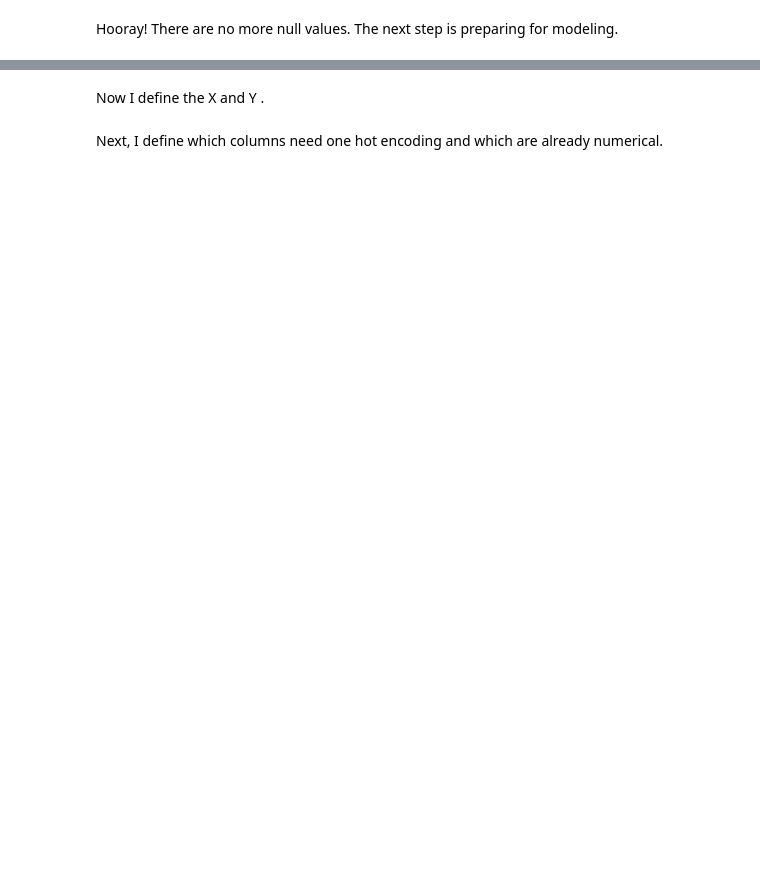
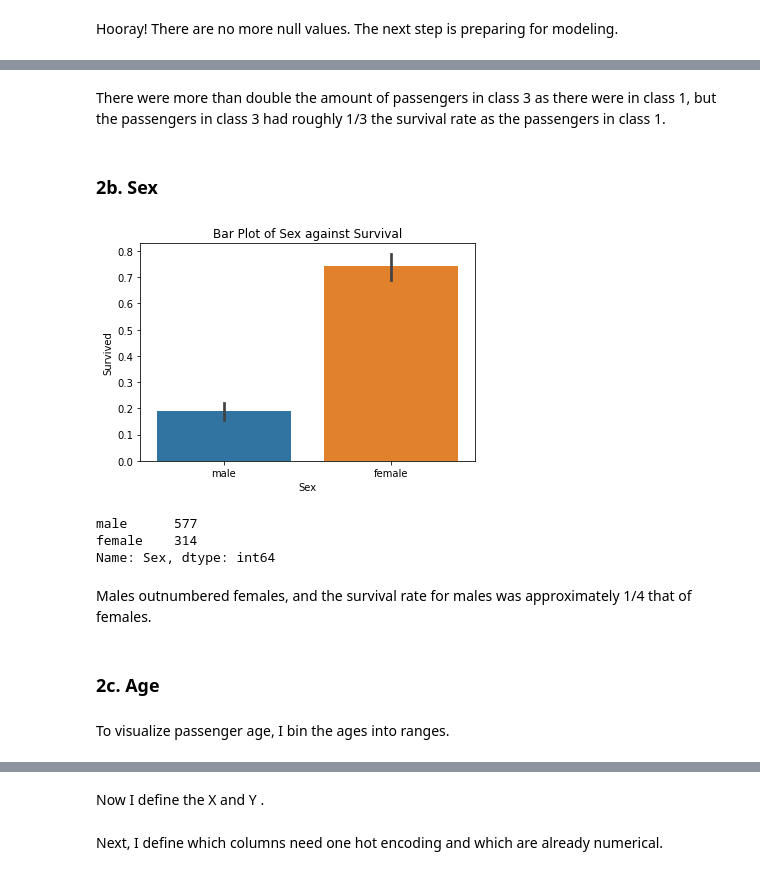
Before and after one commit to ahendricks2/Titanic, a Jupyter notebook: Main_Notebook.ipynb, the cells around one changed output, grey strips where cells are left out. Cells and saved outputs as stored; diff of their text form; code cells hidden in the pictures; blank space fills up the shorter version.

```diff
--- a/Main_Notebook.ipynb
+++ b/Main_Notebook.ipynb
@@ -310,0 +355,23 @@ plt.title('Age Histogram');
+# %% [markdown]
+There were more than double the amount of passengers in class 3 as there were in class 1, but the passengers in class 3 had roughly 1/3 the survival rate as the passengers in class 1.
+# %% [markdown]
+### 2b. Sex
+# %%
+sns.barplot(x='Sex', y='Survived', data=train_df)
+plt.xlabel('Sex')
+plt.ylabel('Survived')
+plt.title('Bar Plot of Sex against Survival');
+# %% [output]
+[figure, added]
+# %%
+train_df['Sex'].value_counts()
+# %% [output]
+male      577
+female    314
+Name: Sex, dtype: int64
+# %% [markdown]
+Males outnumbered females, and the survival rate for males was approximately 1/4 that of females.
+# %% [markdown]
+### 2c. Age
+# %% [markdown]
+To visualize passenger age, I bin the ages into ranges.
```
Also changed, not shown: parts of 136 cells of this notebook.
